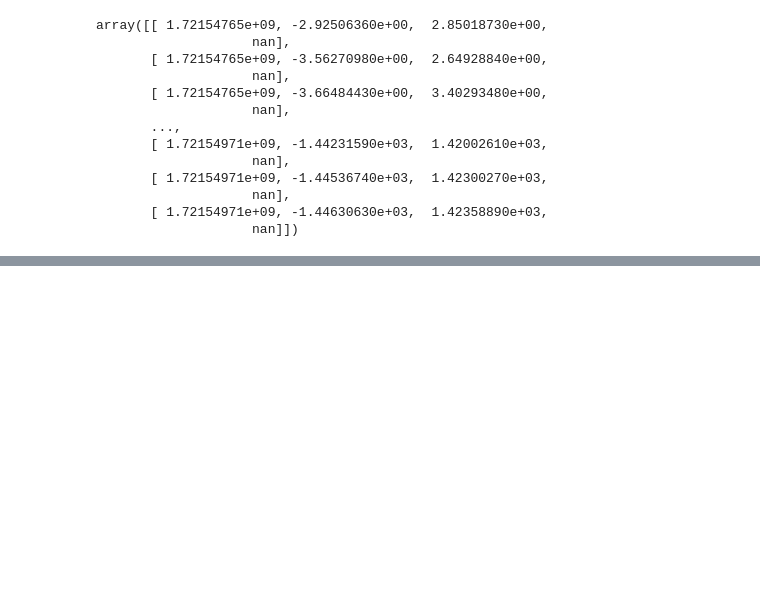
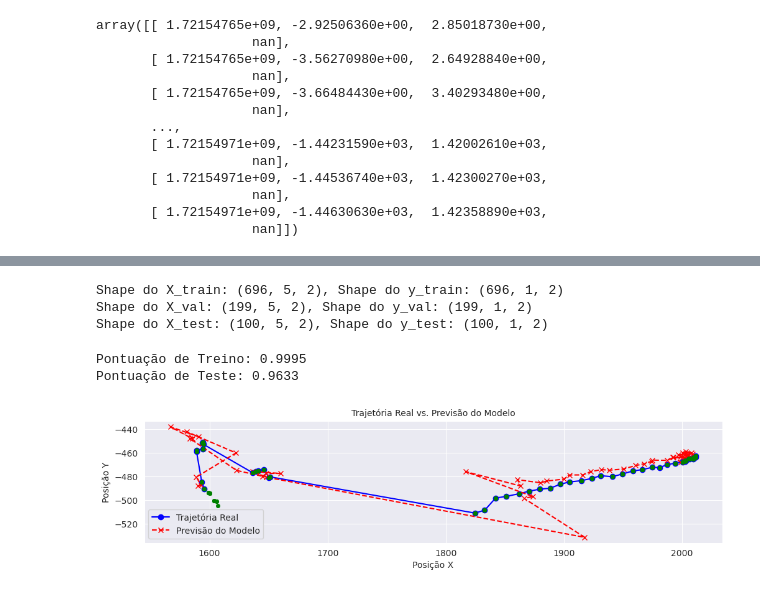
Before and after one commit to luizros/tcc-luiz, a Jupyter notebook: codigos/trainning_model.ipynb, the cells around one changed output, grey strips where cells are left out. Saved outputs shown, nothing was run; the diff lists cells and outputs as text; code cells hidden in the pictures; blank space fills up the shorter version.

```diff
--- a/codigos/trainning_model.ipynb
+++ b/codigos/trainning_model.ipynb
@@ -67,0 +131,73 @@ X, y = create_dataset(df[['x', 'y']], n_steps_in, n_steps_out)
+# %%
+print(f"Shape do X_train: {X_train.shape}, Shape do y_train: {y_train.shape}")
+print(f"Shape do X_val: {X_val.shape}, Shape do y_val: {y_val.shape}")
+print(f"Shape do X_test: {X_test.shape}, Shape do y_test: {y_test.shape}")
+# %% [output]
+Shape do X_train: (696, 5, 2), Shape do y_train: (696, 1, 2)
+Shape do X_val: (199, 5, 2), Shape do y_val: (199, 1, 2)
+Shape do X_test: (100, 5, 2), Shape do y_test: (100, 1, 2)
+# %%
+X_train_flat = X_train.reshape(X_train.shape[0], -1)
+y_train_flat = y_train.reshape(y_train.shape[0], -1)
+
+X_val_flat = X_val.reshape(X_val.shape[0], -1)
+y_val_flat = y_val.reshape(y_val.shape[0], -1)
+
+X_test_flat = X_test.reshape(X_test.shape[0], -1)
+y_test_flat = y_test.reshape(y_test.shape[0], -1)
+
+model = LinearRegression()
+model.fit(X_train_flat, y_train_flat)
+
+# Avaliação do modelo
+train_score = model.score(X_train_flat, y_train_flat)
+test_score = model.score(X_test_flat, y_test_flat)
+
+print(f"\nPontuação de Treino: {train_score:.4f}")
+print(f"Pontuação de Teste: {test_score:.4f}")
+# %% [output]
+Pontuação de Treino: 0.9995
+Pontuação de Teste: 0.9633
+# %%
+import matplotlib.pyplot as plt
+import seaborn as sns
+
+# Configurações para um gráfico com um visual mais agradável
+sns.set_style("darkgrid")
+plt.figure(figsize=(12, 8))
+
+# Pegar uma porção dos dados de teste para visualização
+# Vamos usar os primeiros 20 pontos
+num_points_to_plot = 50
+
+# Trajetória real (x e y do y_test)
+real_x = y_test_flat[:num_points_to_plot, 0]
+real_y = y_test_flat[:num_points_to_plot, 1]
+
+# Previsões do modelo
+predictions = model.predict(X_test_flat[:num_points_to_plot])
+predicted_x = predictions[:, 0]
+predicted_y = predictions[:, 1]
+
+# Plotar a trajetória real
+plt.plot(real_x, real_y, 'o-', color='blue', label='Trajetória Real')
+
+# Plotar as previsões do modelo
+plt.plot(predicted_x, predicted_y, 'x--', color='red', label='Previsão do Modelo')
+
+# Plotar as janelas de entrada para referência
+# Cada janela de entrada tem 4 pontos
+for i in range(num_points_to_plot):
+    window_x = X_test_flat[i, ::2]  # Coordenadas X da janela de entrada
+    window_y = X_test_flat[i, 1::2]  # Coordenadas Y da janela de entrada
+    plt.plot(window_x, window_y, 'g.', markersize=8) # Pontos da janela de entrada
+
+# Configurar o gráfico
+plt.title('Trajetória Real vs. Previsão do Modelo', fontsize=10)
+plt.xlabel('Posição X', fontsize=10)
+plt.ylabel('Posição Y', fontsize=10)
+plt.legend(fontsize=10)
+plt.gca().set_aspect('equal', adjustable='box') # Garantir que o gráfico não fique achatado
+plt.show()
+# %% [output]
+[figure, added]
```
Also changed, not shown: parts of 12 cells of this notebook.
